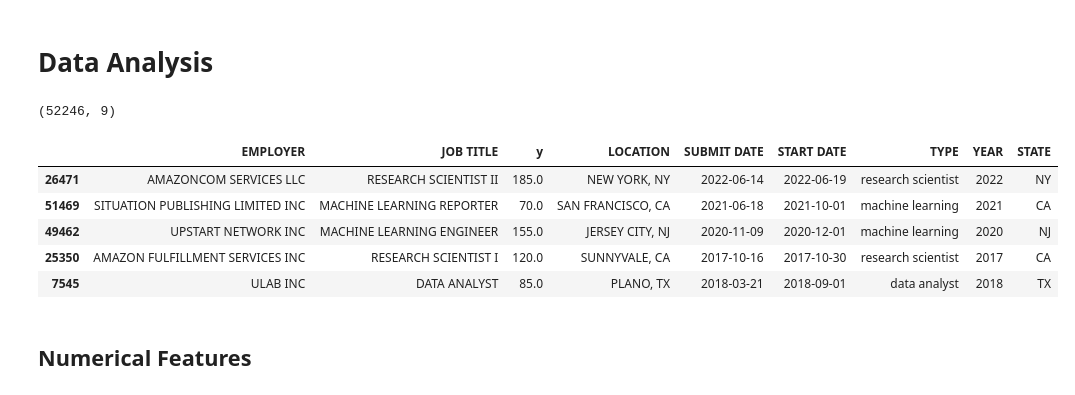
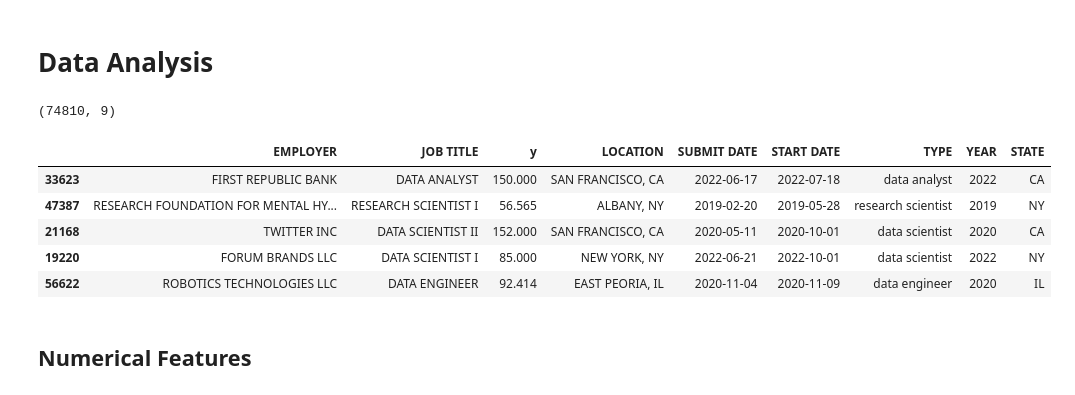
Before and after one commit to saltedpotato/QF632_Project, a Jupyter notebook: Part2.ipynb, the cells around one changed output. Saved outputs shown, nothing was run; the diff lists cells and outputs as text; code cells hidden in the pictures.

```diff
--- a/Part2.ipynb
+++ b/Part2.ipynb
@@ -19,18 +19,25 @@ sample_data_c = pd.read_csv("Data/QF632_Project_2_c.csv")
 sample_data_d = pd.read_csv("Data/Glassdoor_Salary_Cleaned_Version.csv")
 # %%
 base_url = "https://h1bdata.info/index.php?em=&job=data+scientist&city=&year=all+years"
-roles = ["data scientists", "data analyst", "data storytellers", "data insights", "research scientist", "business data analyst",
+roles = ["data scientist", "data analyst", "data storyteller", "data insights", "research scientist", "business data analyst",
         "data analytics", "data engineer", "machine learning", "ml engineer", "ai architect"]
 
 all_df = pd.DataFrame()
 for role in roles:
     job = "+".join(role.split(" "))
     url = base_url + "/index.php?em=&job=" + job + "&city=&year=all+years"
-    dfs_base = pd.read_html(url)
+    try:
+        dfs_base = pd.read_html(url)
+    except:
+        continue
 
     # to include all other variations, add a '&'
     url = base_url + "/index.php?em=&job=" + job + "+&&city=&year=all+years"
-    dfs_var = pd.read_html(url)
+
+    try:
+        dfs_var = pd.read_html(url)
+    except:
+        continue
 
     temp_df = pd.concat([dfs_base[0], dfs_var[0]])
     temp_df["TYPE"] = role
@@ -52,31 +59,31 @@ all_df.sample(5)
 # %%
 all_df["START DATE"] = pd.to_datetime(all_df["START DATE"], errors='coerce')
 all_df["SUBMIT DATE"] = pd.to_datetime(all_df["SUBMIT DATE"], errors='coerce')
 all_df = all_df.drop_duplicates()
 
 # Remove all non-numeric "y" values
 all_df2 = all_df[pd.to_numeric(all_df['BASE SALARY'], errors='coerce').notnull()].copy()
 
 # all_df2 = all_df.dropna(subset = ["BASE SALARY"]).copy()
-all_df2 = all_df2.iloc[:, :-1].reset_index(drop=True)
+all_df2 = all_df2.drop(columns=["Unnamed: 6"]).reset_index(drop=True)
 all_df2["YEAR"] = pd.DatetimeIndex(all_df2['START DATE']).year
 
 # To get state, first remove all symbols, then take the last two letters
 regex = re.compile('[^a-zA-Z]')
 all_df2['STATE'] = all_df2.LOCATION.apply(lambda x:regex.sub('', x)[-2:])
 all_df2 = all_df2.rename(columns={"BASE SALARY":"y"})
 all_df2["y"] =  pd.to_numeric(all_df2["y"]) / 1000
 
 print(all_df2.shape)
 all_df2.sample(5)
 # %% [output]
-(52246, 9)
+(74810, 9)
 |  | EMPLOYER | JOB TITLE | y | LOCATION | SUBMIT DATE | START DATE | TYPE | YEAR | STATE |
-| 26471 | AMAZONCOM SERVICES LLC | RESEARCH SCIENTIST II | 185.0 | NEW YORK, NY | 2022-06-14 | 2022-06-19 | research scientist | 2022 | NY |
-| 51469 | SITUATION PUBLISHING LIMITED INC | MACHINE LEARNING REPORTER | 70.0 | SAN FRANCISCO, CA | 2021-06-18 | 2021-10-01 | machine learning | 2021 | CA |
-| 49462 | UPSTART NETWORK INC | MACHINE LEARNING ENGINEER | 155.0 | JERSEY CITY, NJ | 2020-11-09 | 2020-12-01 | machine learning | 2020 | NJ |
-| 25350 | AMAZON FULFILLMENT SERVICES INC | RESEARCH SCIENTIST I | 120.0 | SUNNYVALE, CA | 2017-10-16 | 2017-10-30 | research scientist | 2017 | CA |
-| 7545 | ULAB INC | DATA ANALYST | 85.0 | PLANO, TX | 2018-03-21 | 2018-09-01 | data analyst | 2018 | TX |
+| 33623 | FIRST REPUBLIC BANK | DATA ANALYST | 150.000 | SAN FRANCISCO, CA | 2022-06-17 | 2022-07-18 | data analyst | 2022 | CA |
+| 47387 | RESEARCH FOUNDATION FOR MENTAL HY... | RESEARCH SCIENTIST I | 56.565 | ALBANY, NY | 2019-02-20 | 2019-05-28 | research scientist | 2019 | NY |
+| 21168 | TWITTER INC | DATA SCIENTIST II | 152.000 | SAN FRANCISCO, CA | 2020-05-11 | 2020-10-01 | data scientist | 2020 | CA |
+| 19220 | FORUM BRANDS LLC | DATA SCIENTIST I | 85.000 | NEW YORK, NY | 2022-06-21 | 2022-10-01 | data scientist | 2022 | NY |
+| 56622 | ROBOTICS TECHNOLOGIES LLC | DATA ENGINEER | 92.414 | EAST PEORIA, IL | 2020-11-04 | 2020-11-09 | data engineer | 2020 | IL |
 # %% [markdown]
 ## Numerical Features
 # %% [markdown]
```
Also changed, not shown: parts of 13 cells of this notebook.
